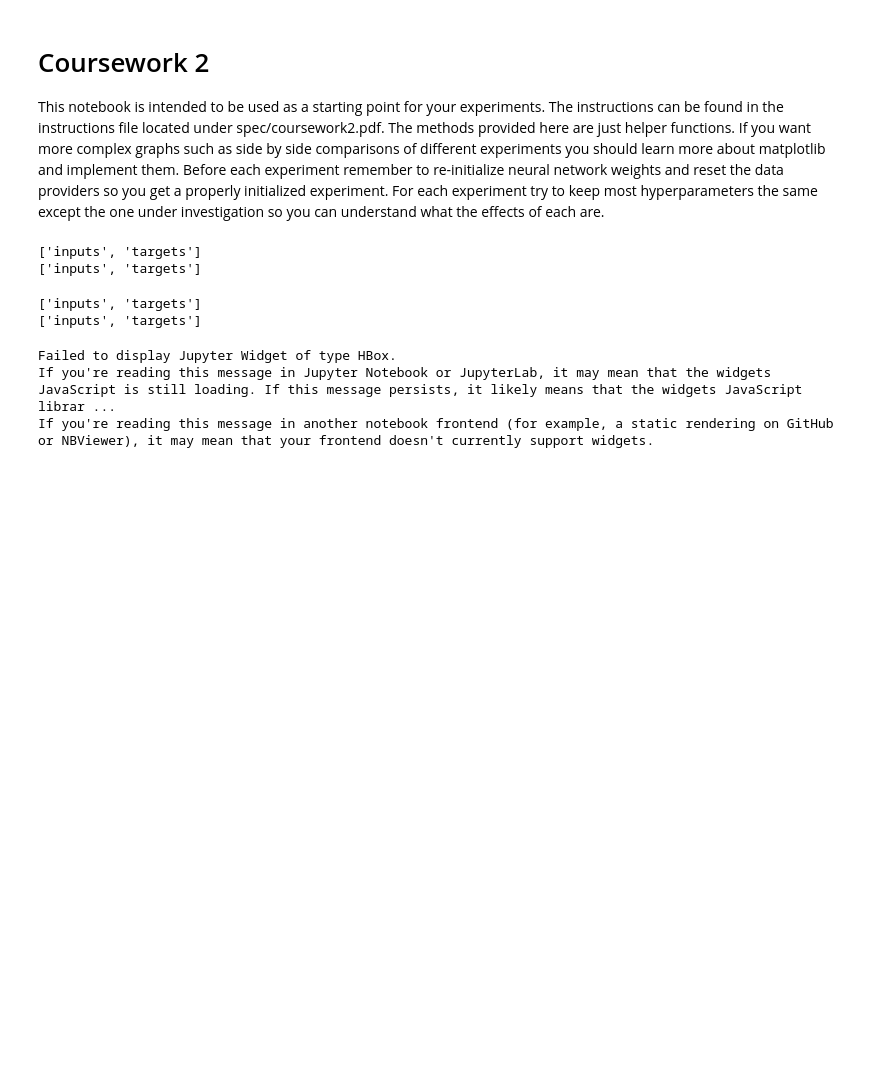
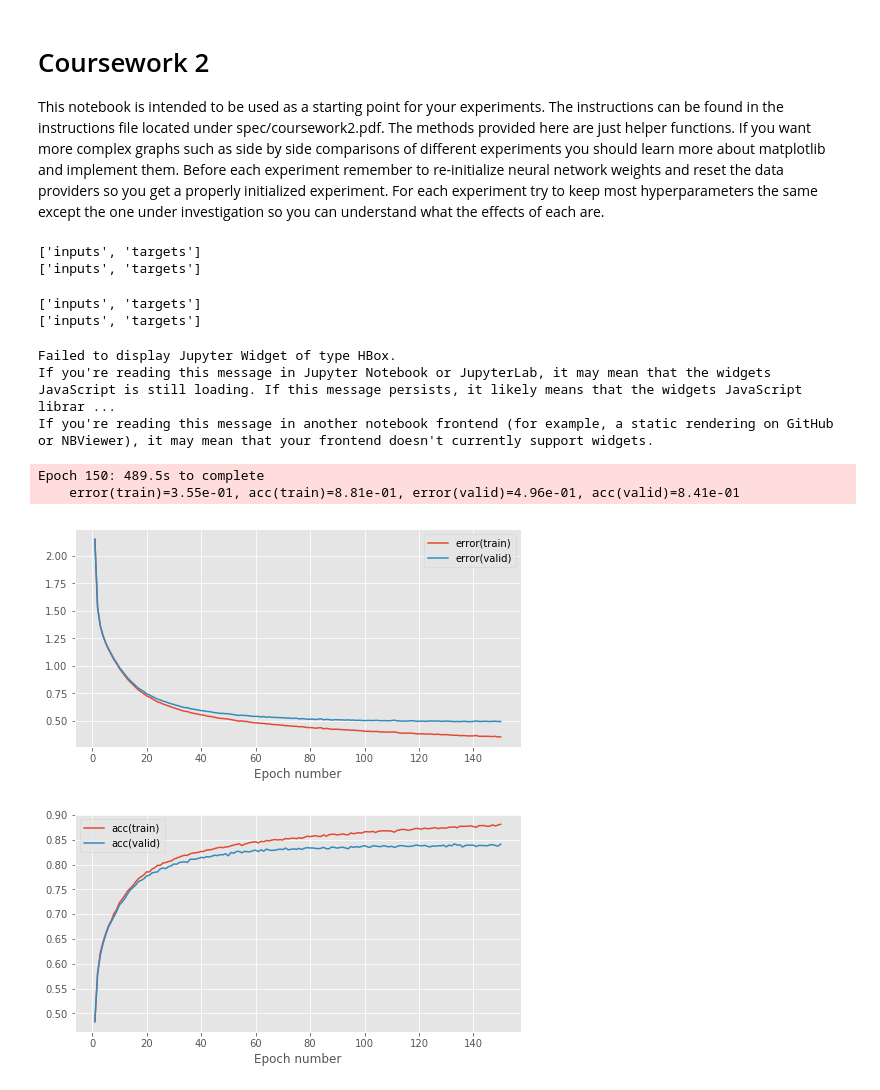
Before and after one commit to miro-trifonov/mlpractical, a Jupyter notebook: notebooks/Coursework_2.ipynb, the cells around one changed output. Drawn from its saved outputs; the diff is of its cells as text; code cells hidden in the pictures; blank space fills up the shorter version.

```diff
--- a/notebooks/Coursework_2.ipynb
+++ b/notebooks/Coursework_2.ipynb
@@ -87,50 +87,42 @@ valid_data = EMNISTDataProvider('valid', batch_size=batch_size, rng=rng)
 ['inputs', 'targets']
 # %%
 #setup hyperparameters
-learning_rate = 0.0001
-num_epochs = 50
-stats_interval = 2
-input_dim, output_dim, hidden_dim = 784, 47, 100
+learning_rate = 0.01
+num_epochs = 150
+stats_interval = 1
+input_dim, output_dim, hidden_dim = 784, 47, 150
 num_hidden_layers = 2
 activation_function = ReluLayer()
 activation_functions = [SigmoidLayer(),ReluLayer(),LeakyReluLayer(),ELULayer()]
 # %%
-file_name = 'exp_conv'
+file_name = 'exp_batch_best'
 file_object = open(file_name, 'wb')
 # learning_rules=[GradientDescentLearningRule(learning_rate=learning_rate), AdamLearningRule(learning_rate=learning_rate), RMSpropLearningRule(learning_rate=learning_rate)]
-for learning_rate in [0.1,0.01]:
+for learning_rate in [0.01]:
     train_data = EMNISTDataProvider('train', batch_size=batch_size, rng=rng)
     valid_data = EMNISTDataProvider('valid', batch_size=batch_size, rng=rng)
     weights_init = GlorotUniformInit(rng=rng)
     biases_init = ConstantInit(0.)
-    model = MultipleLayerModel([
-        ReshapeLayer((1,28,28)),
-        ConvolutionalLayer(1,5, 28, 28,5,5),
-        MaxPoolingLayer(5,24,24,2,2),
-        ReluLayer(),
-        ConvolutionalLayer(5,10,12,12,5,5),
-        MaxPoolingLayer(10,8,8,2,2),
-        ReluLayer(),
-        ReshapeLayer(),
-        AffineLayer(160, output_dim, weights_init, biases_init),
-        ReluLayer()
-    ])
-#     model = make_neuralNet_model(activation_function,3)
+
+    model = make_neuralNet_model(activation_function,2)
 
     error = CrossEntropySoftmaxError()
     # Use a basic gradient descent learning rule
     learning_rule = GradientDescentLearningRule(learning_rate=learning_rate)
 
     #Remember to use notebook=False when you write a script to be run in a terminal
     name = ("neuralNet",3,learning_rate, "gradientDescent","normalised")
-    +69
     a = train_model_and_plot_stats(
         model, error, learning_rule, train_data, valid_data, num_epochs, stats_interval, notebook=True)
     pickle.dump((name,a),file_object)
 file_object.close()
 # %% [output]
 ['inputs', 'targets']
 ['inputs', 'targets']
 Failed to display Jupyter Widget of type HBox.
 If you're reading this message in Jupyter Notebook or JupyterLab, it may mean that the widgets JavaScript is still loading. If this message persists, it likely means that the widgets JavaScript librar ...
 If you're reading this message in another notebook frontend (for example, a static rendering on GitHub or NBViewer), it may mean that your frontend doesn't currently support widgets.
+Epoch 150: 489.5s to complete
+    error(train)=3.55e-01, acc(train)=8.81e-01, error(valid)=4.96e-01, acc(valid)=8.41e-01
+[figure, added]
+[figure, added]
```
Also changed, not shown: 11 other files.
